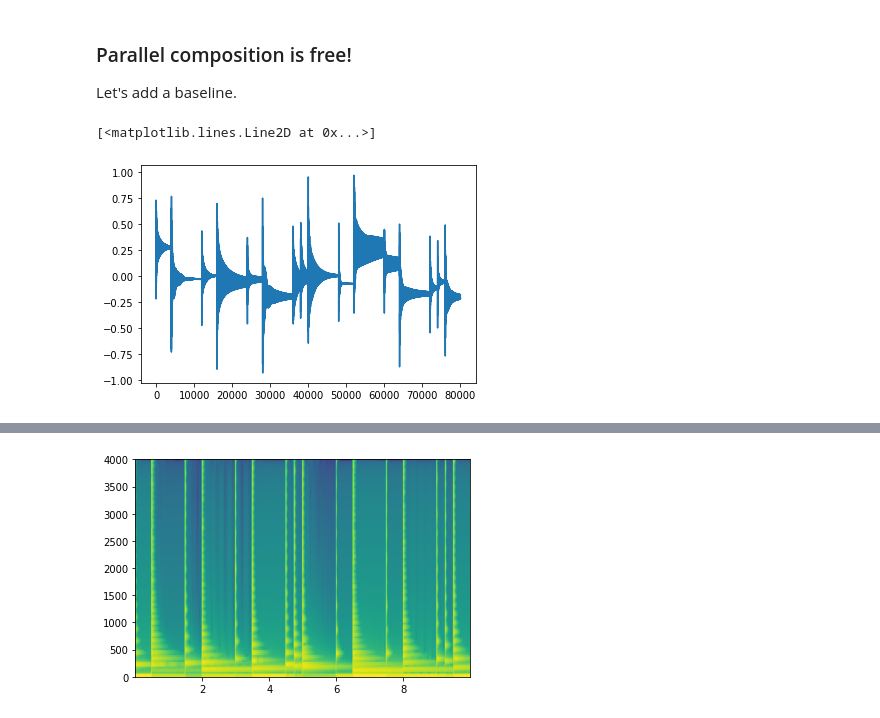
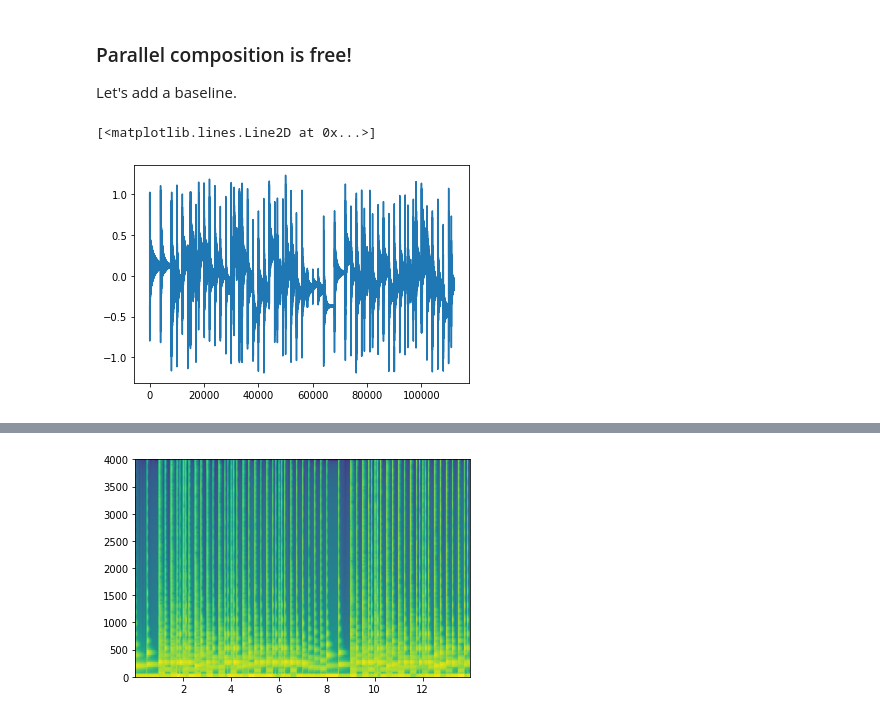
Before and after one commit to INRIA/zelus, a Jupyter notebook: pyzls/audio.ipynb, the cells around one changed output, grey strips where cells are left out. Saved outputs shown, nothing was run; the diff lists cells and outputs as text; code cells hidden in the pictures.

```diff
--- a/pyzls/audio.ipynb
+++ b/pyzls/audio.ipynb
@@ -227,21 +227,15 @@ m = {
     'F': 349.23,
 }
 
-score = [
-    (m['A'], 2),
-    (m['A'], 4), (m['B'], 2),
-    (m['C'], 4), (m['E'], 2),
-    (m['D'], 4), (m['A'], 1), (m['G'], 1),
-    (m['A'], 4), (m['A']*2, 2),
-    (m['A']*2, 4), (m['A']*2, 2),
-    (m['G']*2, 4), (m['E'], 1), (m['D'], 1),
-    (m['E'], 4),
-]
+
+score = [(m['G'], 4), (m['A'], 4),
+    *([*[(m['C'], i) for i in [2, 2, 2, 1, 2, 1, 2]], (m['G'], 2), (m['A'], 2)] * 3)[:-2],
+    (m['C'], 2), (m['C'], 2), (m['B'], 8)]
 
 
 p = player()
 p.reset()
-samples = [p.step(score) for _ in range(10*fs)]
+samples = [p.step(score*3) for _ in range(10*fs)]
 plt.plot(samples)
 # %% [output]
 [<matplotlib.lines.Line2D at 0x...>]
@@ -264,22 +258,19 @@ let node band(score, base) = o where
 # %%
 base = [
-    (fs, 2),
-    (m['A']/2, 6),
-    (m['C']/2, 6),
-    (m['D']/2, 6),
-    (m['F']/2, 6),
-    (m['A']/2, 6),
-    (m['C']/2, 6),
-    (m['E']/2, 6),
+    (fs, 8),
+    *[(m['C']/4, 2), (m['C']/2, 2)] * 4,
+    *[(m['F']/4, 2), (m['F']/2, 2)] * 4,
+    *[(m['A']/2, 2), (m['A'], 2)] * 4,
+    (m['G'], 2),(m['F']/2, 2), (m['E']/2, 2), (m['D']/2, 2)
 ]
 
 b = band()
 b.reset()
-samples = [b.step(score, base) for _ in range(10*fs)]
+samples = [b.step(table_squiggle, score * 3, base * 3) for _ in range(14*fs)]
 plt.plot(samples)
 # %% [output]
 [<matplotlib.lines.Line2D at 0x...>]
-[figure, old version]
+[figure, new version]
 # %%
 Audio(samples, rate=fs)
 # %% [output]
@@ -287,4 +278,4 @@ Audio(samples, rate=fs)
 # %%
 _ = plt.specgram(samples, Fs=fs)
 # %% [output]
-[figure, old version]
+[figure, new version]
```
Also changed, not shown: parts of 7 cells of this notebook.
